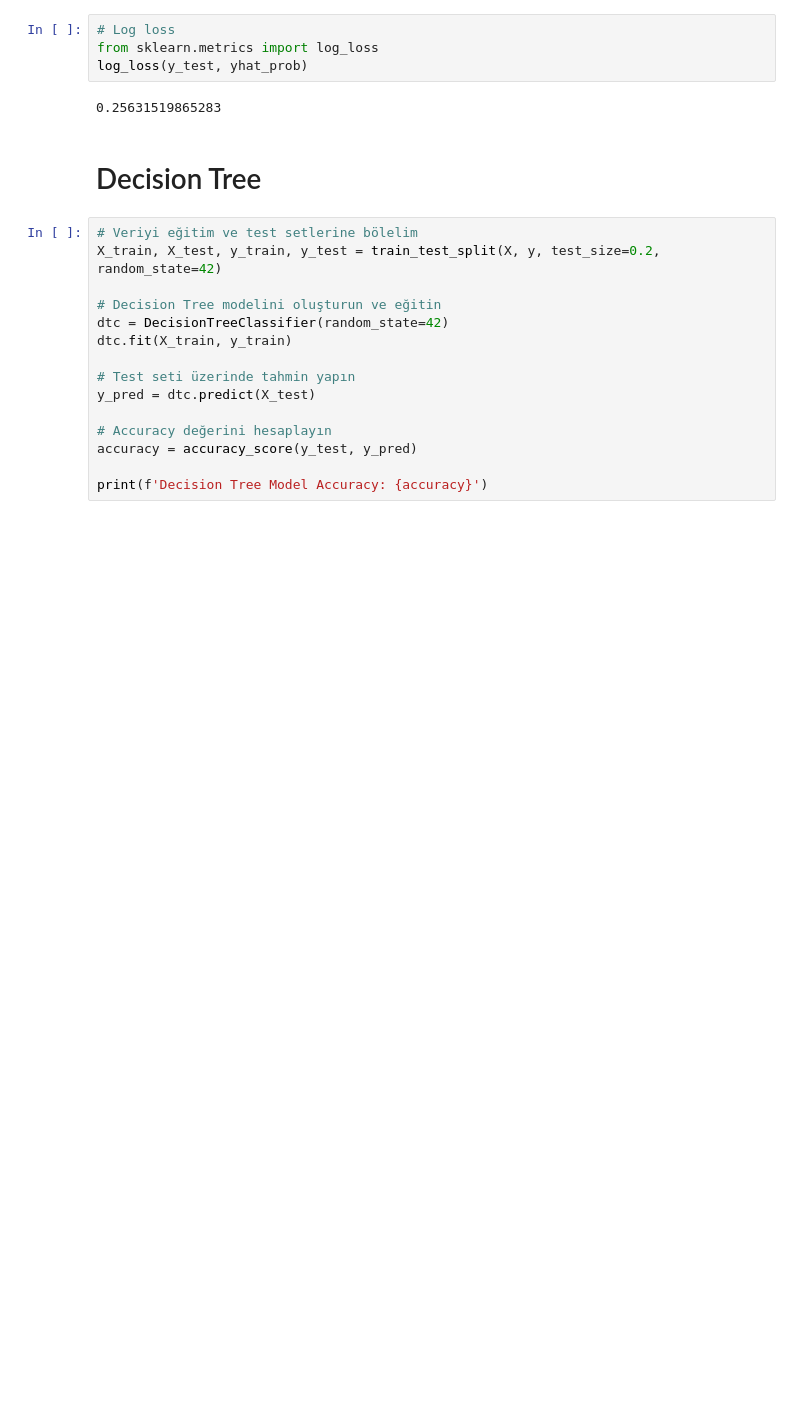
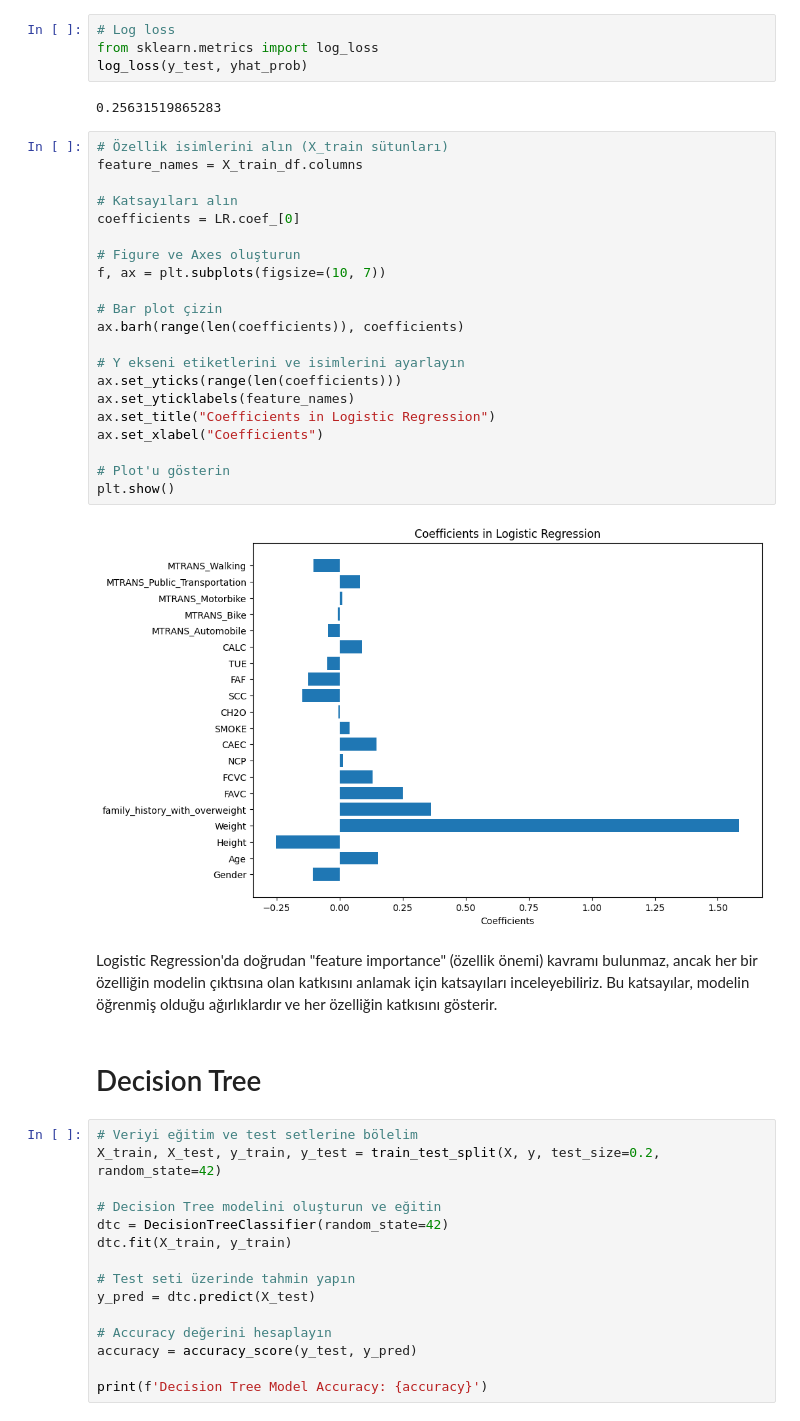
Before and after one commit to Nurbanuak/Presentation_project, a Jupyter notebook: main.ipynb, the cells around one changed output. Drawn from its saved outputs; the diff is of its cells as text; blank space fills up the shorter version.

```diff
--- a/main.ipynb
+++ b/main.ipynb
@@ -956,6 +956,31 @@ from sklearn.metrics import log_loss
 log_loss(y_test, yhat_prob)
 # %% [output]
 0.25631519865283
+# %%
+# Özellik isimlerini alın (X_train sütunları)
+feature_names = X_train_df.columns
+
+# Katsayıları alın
+coefficients = LR.coef_[0]
+
+# Figure ve Axes oluşturun
+f, ax = plt.subplots(figsize=(10, 7))
+
+# Bar plot çizin
+ax.barh(range(len(coefficients)), coefficients)
+
+# Y ekseni etiketlerini ve isimlerini ayarlayın
+ax.set_yticks(range(len(coefficients)))
+ax.set_yticklabels(feature_names)
+ax.set_title("Coefficients in Logistic Regression")
+ax.set_xlabel("Coefficients")
+
+# Plot'u gösterin
+plt.show()
+# %% [output]
+[figure, added]
+# %% [markdown]
+Logistic Regression'da doğrudan "feature importance" (özellik önemi) kavramı bulunmaz, ancak her bir özelliğin modelin çıktısına olan katkısını anlamak için katsayıları inceleyebiliriz. Bu katsayılar, modelin öğrenmiş olduğu ağırlıklardır ve her özelliğin katkısını gösterir.
 # %% [markdown]
 # Decision Tree
 # %%
```
